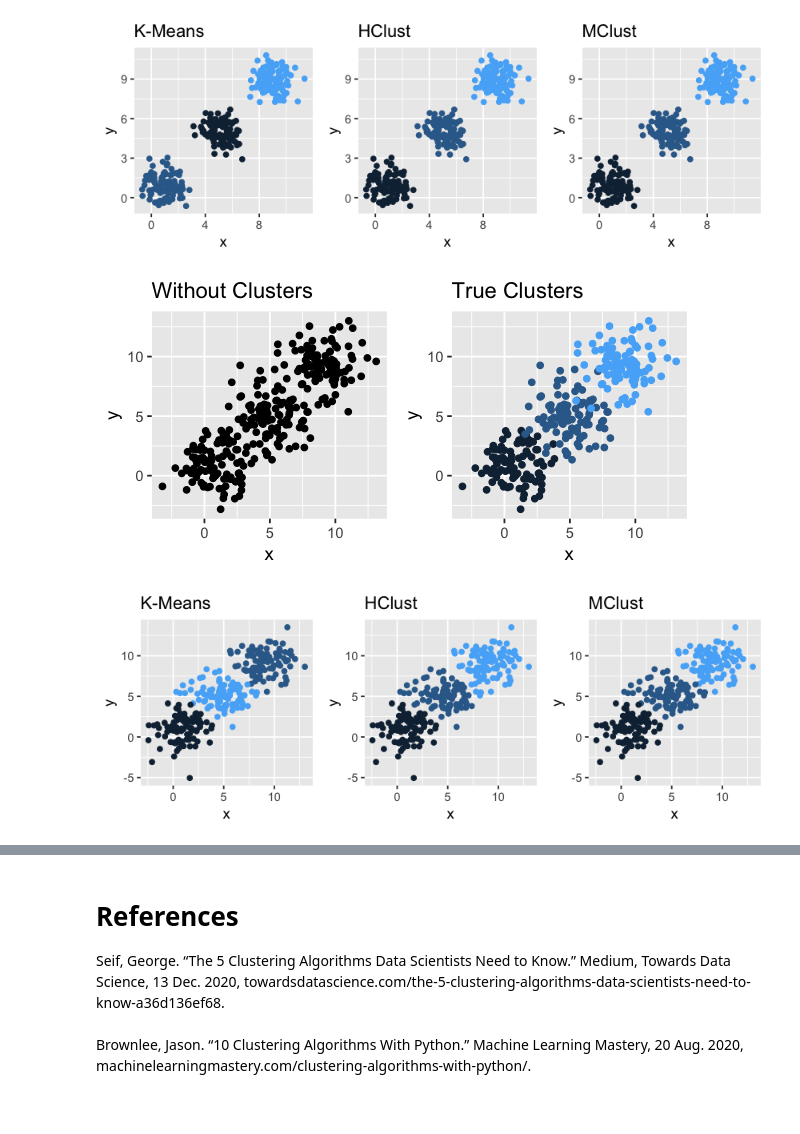
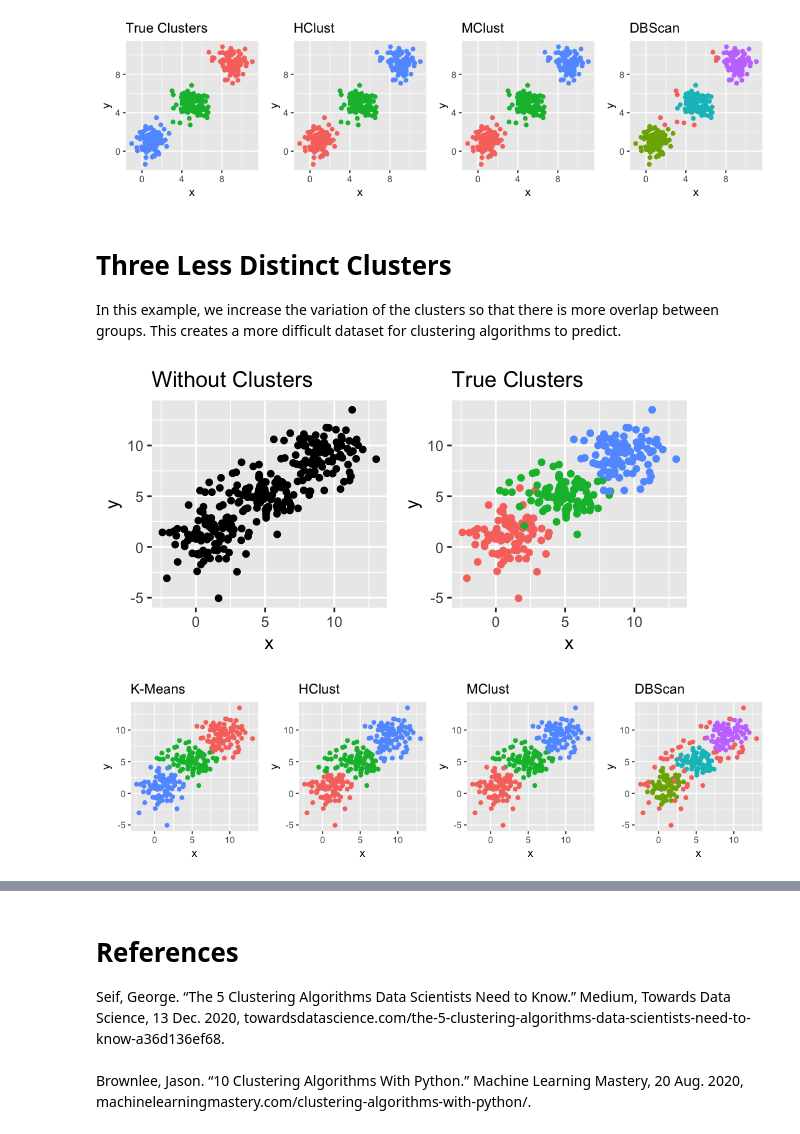
Before and after one commit to EdJWang/EdJWang.github.io, a Jupyter notebook: Projects/Cluster_Comparison.ipynb, the cells around one changed output, grey strips where cells are left out. Cells and saved outputs as stored; diff of their text form; code cells hidden in the pictures.

```diff
--- a/Projects/Cluster_Comparison.ipynb
+++ b/Projects/Cluster_Comparison.ipynb
@@ -28,5 +29,5 @@ Type 'citation("mclust")' for citing this R package in publications.
 # %%
-options(repr.plot.width=2.5, repr.plot.height=2.5)
+options(repr.plot.width=5, repr.plot.height=2.5)
 x = rnorm(100,1,.8)
 y = rnorm(100,1,.8)
 one = rep(1,100)
@@ -37,9 +38,11 @@ two = rep(2,100)
 clust2 = cbind(two,x,y)
 x = rnorm(100,9,.8)
 y = rnorm(100,9,.8)
-three = rep(2,100)
+three = rep(3,100)
 clust3 = cbind(three,x,y)
 df1 = rbind(clust1,clust2,clust3)
 df1 = data.frame(df1)
-ggplot(df1,aes(x=x,y=y))+geom_point()+ggtitle('Without Clusters')
+p1 = ggplot(df1,aes(x=x,y=y))+geom_point()+ggtitle('Without Clusters')
+p2 = ggplot(df1,aes(x=x,y=y,color=as.factor(one)))+geom_point()+theme(legend.position = "none")+ggtitle('True Clusters')
+grid.arrange(p1,p2,nrow = 1)
 # %% [output]
@@ -47,16 +50,22 @@ ggplot(df1,aes(x=x,y=y))+geom_point()+ggtitle('Without Clusters')
 # %%
-options(repr.plot.width=7, repr.plot.height=2.5)
+options(repr.plot.width=9, repr.plot.height=2.5)
 km = kmeans(df1,centers=3)
-p1 = ggplot(df1,aes(x=x,y=y,color=km$cluster))+geom_point()+theme(legend.position = "none")+ggtitle('K-Means')
+p1 = ggplot(df1,aes(x=x,y=y,color=as.factor(km$cluster)))+geom_point()+theme(legend.position = "none")+ggtitle('K-Means')+ggtitle('True Clusters')
 dists = dist(df1)
 hc = hclust(dists,'complete')
 ct = cutree(hc,3)
-p2 =ggplot(df1,aes(x=x,y=y,color=ct))+geom_point()+theme(legend.position = "none")+ggtitle('HClust')
+p2 =ggplot(df1,aes(x=x,y=y,color=as.factor(ct)))+geom_point()+theme(legend.position = "none")+ggtitle('HClust')
 mc = Mclust(df1,3)
-p3 =ggplot(df1,aes(x=x,y=y,color=mc$classification))+geom_point()+theme(legend.position="none")+ggtitle('MClust')
-grid.arrange(p1,p2,p3,nrow = 1)
+p3 =ggplot(df1,aes(x=x,y=y,color=as.factor(mc$classification)))+geom_point()+theme(legend.position="none")+ggtitle('MClust')
+dbs=dbscan(df1,eps = .8,minPts = 6)
+p4 = ggplot(df1,aes(x=x,y=y,color=as.factor(dbs$cluster)))+geom_point()+theme(legend.position="none")+ggtitle('DBScan')
+grid.arrange(p1,p2,p3,p4,nrow = 1)
 # %% [output]
-[figure, old version]
+[figure, new version]
+# %% [markdown]
+<a id='3_less_clusts'></a>
+# Three Less Distinct Clusters
+In this example, we increase the variation of the clusters so that there is more overlap between groups. This creates a more difficult dataset for clustering algorithms to predict.
 # %%
 options(repr.plot.width=5, repr.plot.height=2.5)
 x = rnorm(100,1,1.5)
@@ -74,20 +83,22 @@ clust3 = cbind(three,x,y)
 df2 = rbind(clust1,clust2,clust3)
 df2 = data.frame(df2)
 p1 = ggplot(df2,aes(x=x,y=y))+geom_point()+ggtitle('Without Clusters')
-p2 = ggplot(df2,aes(x=x,y=y,color=one))+geom_point()+theme(legend.position = "none")+ggtitle('True Clusters')
+p2 = ggplot(df2,aes(x=x,y=y,color=as.factor(one)))+geom_point()+theme(legend.position = "none")+ggtitle('True Clusters')
 grid.arrange(p1,p2,nrow = 1)
 # %% [output]
-[figure, old version]
+[figure, new version]
 # %%
-options(repr.plot.width=7, repr.plot.height=2.5)
+options(repr.plot.width=9, repr.plot.height=2.5)
 km = kmeans(df2,centers=3)
-p1 = ggplot(df2,aes(x=x,y=y,color=km$cluster))+geom_point()+theme(legend.position = "none")+ggtitle('K-Means')
+p1 = ggplot(df2,aes(x=x,y=y,color=as.factor(km$cluster)))+geom_point()+theme(legend.position = "none")+ggtitle('K-Means')
 dists = dist(df2)
 hc = hclust(dists,'complete')
 ct = cutree(hc,3)
-p2 =ggplot(df2,aes(x=x,y=y,color=ct))+geom_point()+theme(legend.position = "none")+ggtitle('HClust')
+p2 =ggplot(df2,aes(x=x,y=y,color=as.factor(ct)))+geom_point()+theme(legend.position = "none")+ggtitle('HClust')
 mc = Mclust(df2,3)
-p3 =ggplot(df2,aes(x=x,y=y,color=mc$classification))+geom_point()+theme(legend.position="none")+ggtitle('MClust')
-grid.arrange(p1,p2,p3,nrow = 1)
+p3 =ggplot(df2,aes(x=x,y=y,color=as.factor(mc$classification)))+geom_point()+theme(legend.position="none")+ggtitle('MClust')
+dbs=dbscan(df2,eps = .8,minPts = 6)
+p4=ggplot(df2,aes(x=x,y=y,color=as.factor(dbs$cluster)))+geom_point()+theme(legend.position="none")+ggtitle('DBScan')
+grid.arrange(p1,p2,p3,p4,nrow = 1)
 # %% [output]
-[figure, old version]
+[figure, new version]
```
Also changed, not shown: parts of 11 cells of this notebook.
